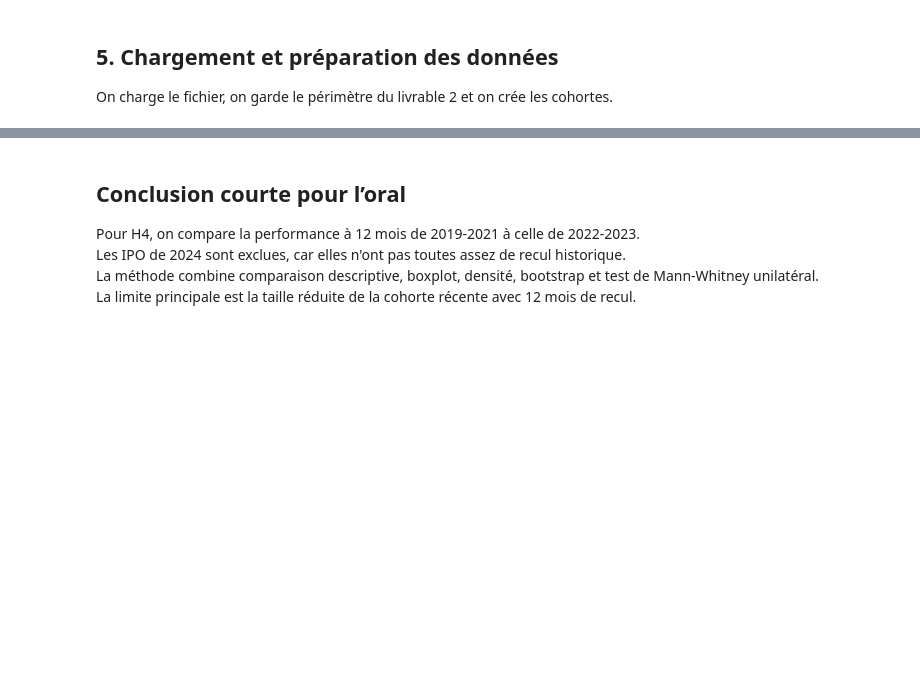
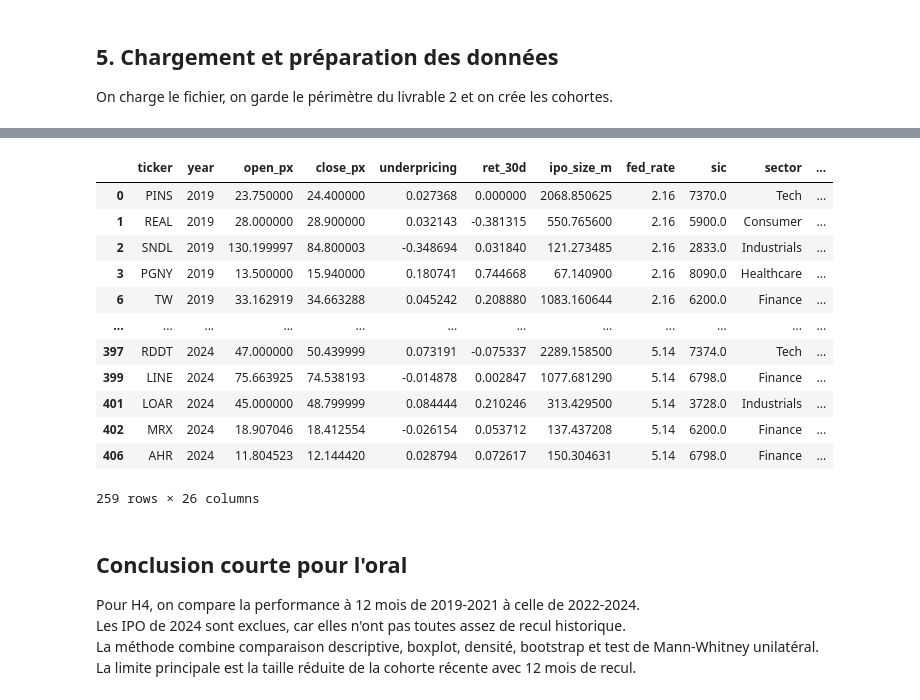
Before and after one commit to Dmkn78/IPO, a Jupyter notebook: IPO_H1_H2_H3_H4_concat_blocs.ipynb, the cells around one changed output, grey strips where cells are left out. Saved outputs shown, nothing was run; the diff lists cells and outputs as text; code cells hidden in the pictures; blank space fills up the shorter version.

```diff
--- a/IPO_H1_H2_H3_H4_concat_blocs.ipynb
+++ b/IPO_H1_H2_H3_H4_concat_blocs.ipynb
@@ -1004,7 +1005,23 @@ Lecture : H4 est soutenue si les rendements à 12 mois de 2022-2023 sont supéri
+# %%
+df
+# %% [output]
+|  | ticker | year | open_px | close_px | underpricing | ret_30d | ipo_size_m | fed_rate | sic | sector | ... |
+| 0 | PINS | 2019 | 23.750000 | 24.400000 | 0.027368 | 0.000000 | 2068.850625 | 2.16 | 7370.0 | Tech | ... |
+| 1 | REAL | 2019 | 28.000000 | 28.900000 | 0.032143 | -0.381315 | 550.765600 | 2.16 | 5900.0 | Consumer | ... |
+| 2 | SNDL | 2019 | 130.199997 | 84.800003 | -0.348694 | 0.031840 | 121.273485 | 2.16 | 2833.0 | Industrials | ... |
+| 3 | PGNY | 2019 | 13.500000 | 15.940000 | 0.180741 | 0.744668 | 67.140900 | 2.16 | 8090.0 | Healthcare | ... |
+| 6 | TW | 2019 | 33.162919 | 34.663288 | 0.045242 | 0.208880 | 1083.160644 | 2.16 | 6200.0 | Finance | ... |
+| ... | ... | ... | ... | ... | ... | ... | ... | ... | ... | ... | ... |
+| 397 | RDDT | 2024 | 47.000000 | 50.439999 | 0.073191 | -0.075337 | 2289.158500 | 5.14 | 7374.0 | Tech | ... |
+| 399 | LINE | 2024 | 75.663925 | 74.538193 | -0.014878 | 0.002847 | 1077.681290 | 5.14 | 6798.0 | Finance | ... |
+| 401 | LOAR | 2024 | 45.000000 | 48.799999 | 0.084444 | 0.210246 | 313.429500 | 5.14 | 3728.0 | Industrials | ... |
+| 402 | MRX | 2024 | 18.907046 | 18.412554 | -0.026154 | 0.053712 | 137.437208 | 5.14 | 6200.0 | Finance | ... |
+| 406 | AHR | 2024 | 11.804523 | 12.144420 | 0.028794 | 0.072617 | 150.304631 | 5.14 | 6798.0 | Finance | ... |
+259 rows × 26 columns
 # %% [markdown]
-## Conclusion courte pour l’oral
+## Conclusion courte pour l'oral
 
-Pour H4, on compare la performance à 12 mois de 2019-2021 à celle de 2022-2023.
+Pour H4, on compare la performance à 12 mois de 2019-2021 à celle de 2022-2024.
 Les IPO de 2024 sont exclues, car elles n'ont pas toutes assez de recul historique.
 La méthode combine comparaison descriptive, boxplot, densité, bootstrap et test de Mann-Whitney unilatéral.
 La limite principale est la taille réduite de la cohorte récente avec 12 mois de recul.
```
Also changed, not shown: parts of 5 cells of this notebook.
